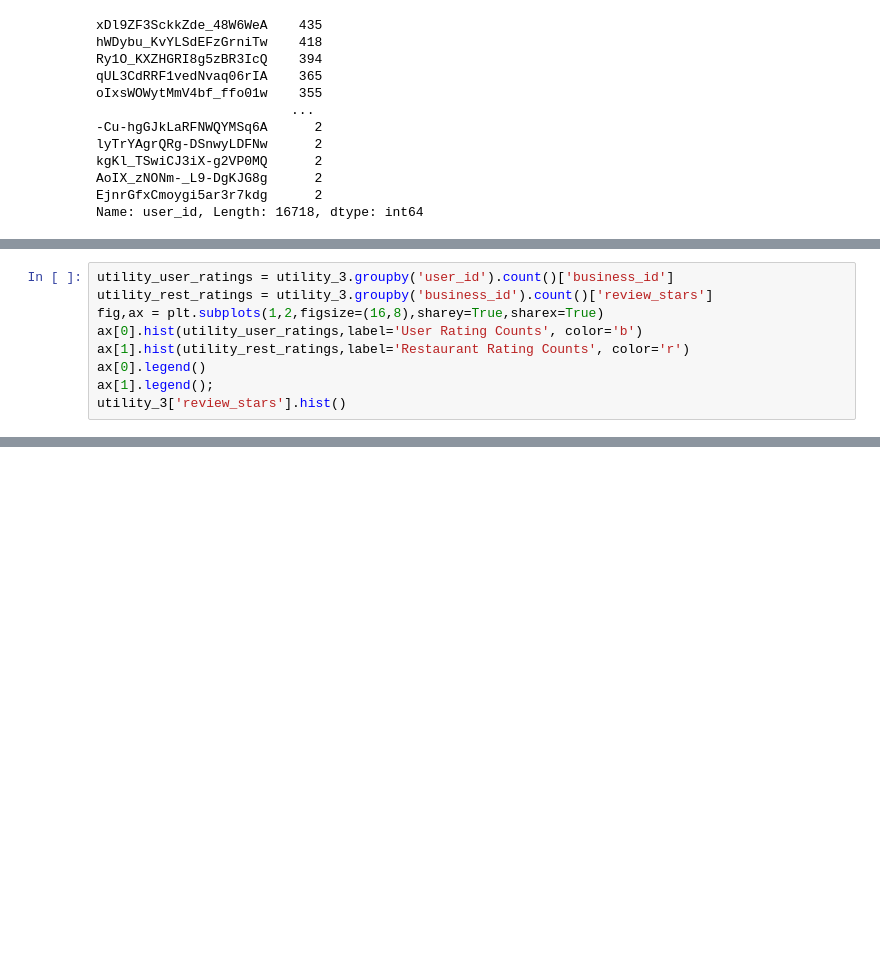
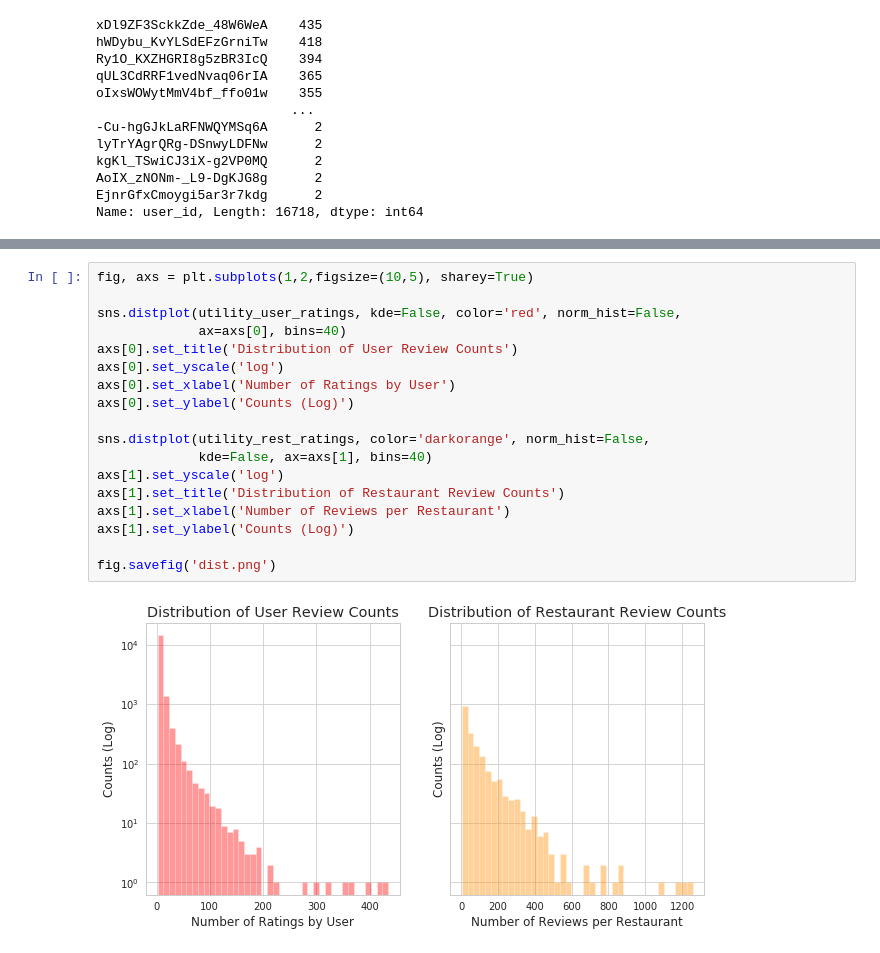
Before and after one commit to unclebrod/YelpRecommender, a Jupyter notebook: workbook.ipynb, the cells around one changed output, grey strips where cells are left out. Drawn from its saved outputs; the diff is of its cells as text; blank space fills up the shorter version.

```diff
--- a/workbook.ipynb
+++ b/workbook.ipynb
@@ -1789,9 +1802,0 @@ user_df[user_df['user_id']=='xDl9ZF3SckkZde_48W6WeA']
-# %%
-utility_user_ratings = utility_3.groupby('user_id').count()['business_id']
-utility_rest_ratings = utility_3.groupby('business_id').count()['review_stars']
-fig,ax = plt.subplots(1,2,figsize=(16,8),sharey=True,sharex=True)
-ax[0].hist(utility_user_ratings,label='User Rating Counts', color='b')
-ax[1].hist(utility_rest_ratings,label='Restaurant Rating Counts', color='r')
-ax[0].legend()
-ax[1].legend();
-utility_3['review_stars'].hist()
@@ -1797,0 +1809,20 @@ utility_3['review_stars'].hist()
+# %%
+fig, axs = plt.subplots(1,2,figsize=(10,5), sharey=True)
+
+sns.distplot(utility_user_ratings, kde=False, color='red', norm_hist=False,
+             ax=axs[0], bins=40)
+axs[0].set_title('Distribution of User Review Counts')
+axs[0].set_yscale('log')
+axs[0].set_xlabel('Number of Ratings by User')
+axs[0].set_ylabel('Counts (Log)')
+
+sns.distplot(utility_rest_ratings, color='darkorange', norm_hist=False,
+             kde=False, ax=axs[1], bins=40)
+axs[1].set_yscale('log')
+axs[1].set_title('Distribution of Restaurant Review Counts')
+axs[1].set_xlabel('Number of Reviews per Restaurant')
+axs[1].set_ylabel('Counts (Log)')
+
+fig.savefig('dist.png')
+# %% [output]
+[figure, added]
```
Also changed, not shown: parts of 4 cells of this notebook, 4 other files.
